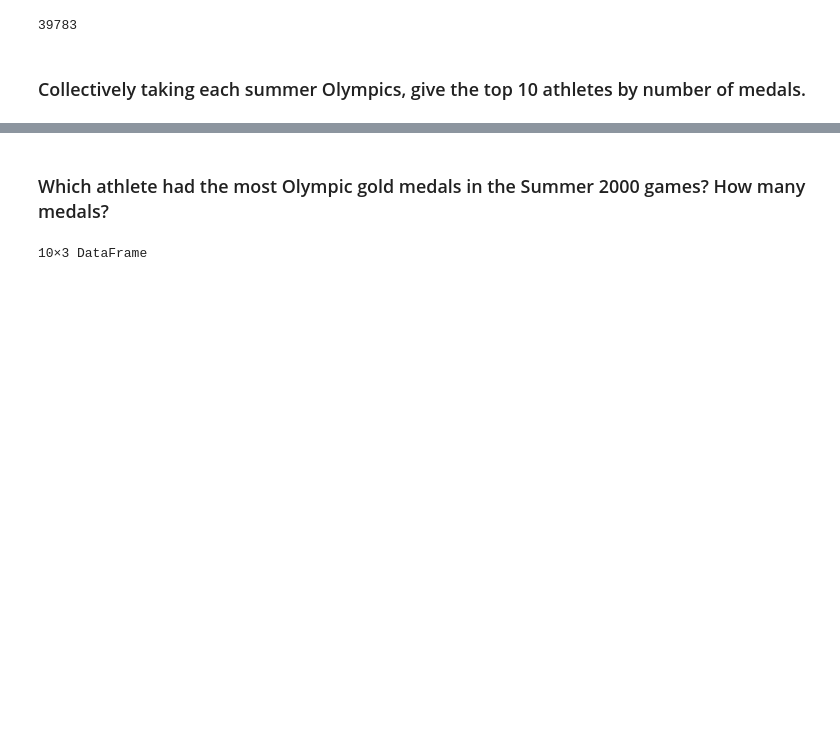
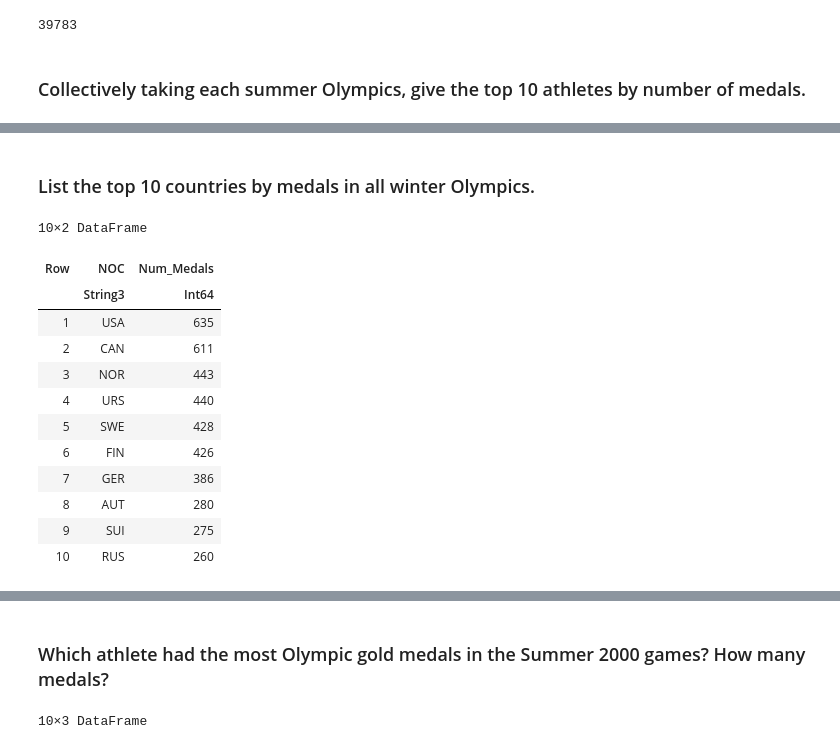
Before and after one commit to pstaabp/sci-comp-book, a Jupyter notebook: julia-output/olympics.ipynb, the cells around one changed output, grey strips where cells are left out. Drawn from its saved outputs; the diff is of its cells as text; code cells hidden in the pictures; blank space fills up the shorter version.

```diff
--- a/julia-output/olympics.ipynb
+++ b/julia-output/olympics.ipynb
@@ -57,0 +59,25 @@ end
+# %% [markdown]
+### List the top 10 countries by medals in all winter Olympics.
+# %%
+@chain olympics begin
+  dropmissing(:Medal)
+  subset(:Season => s -> s .== "Winter")
+  groupby(:NOC)
+  combine(nrow => :Num_Medals)
+  sort(:Num_Medals, rev = true)
+  first(10)
+end
+# %% [output]
+10×2 DataFrame
+| Row | NOC | Num_Medals |
+|  | String3 | Int64 |
+| 1 | USA | 635 |
+| 2 | CAN | 611 |
+| 3 | NOR | 443 |
+| 4 | URS | 440 |
+| 5 | SWE | 428 |
+| 6 | FIN | 426 |
+| 7 | GER | 386 |
+| 8 | AUT | 280 |
+| 9 | SUI | 275 |
+| 10 | RUS | 260 |
```
Also changed, not shown: parts of 16 cells of this notebook, 6 other files.
